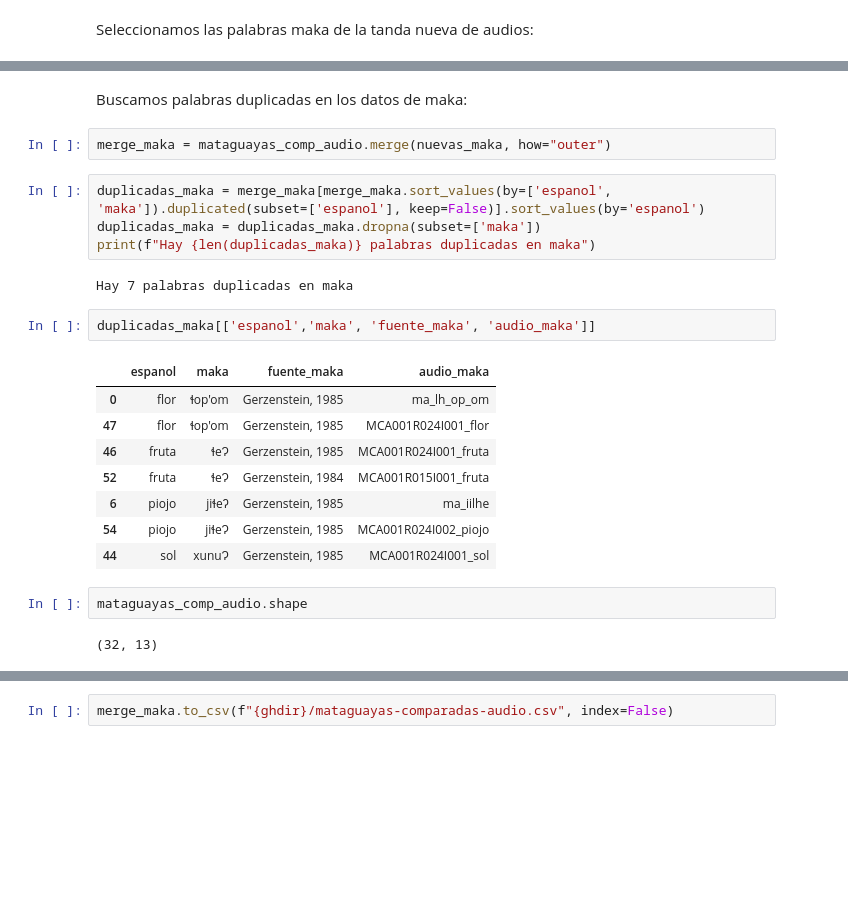
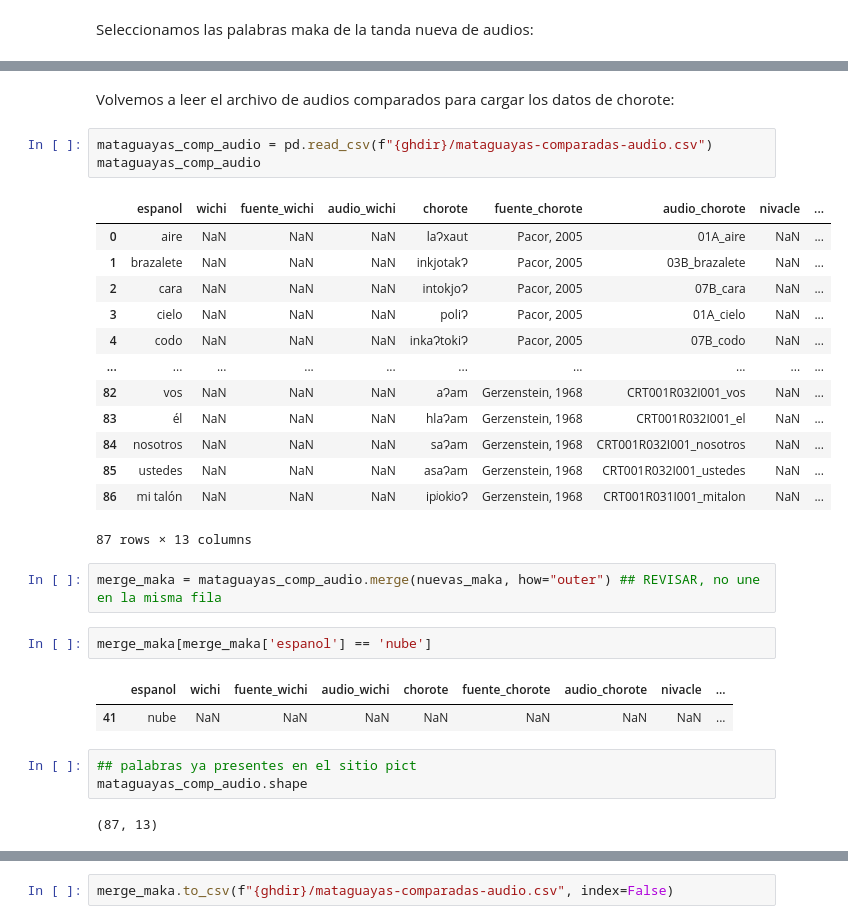
Before and after one commit to nidiah/PICT-2020, a Jupyter notebook: resultados-gh-2023-ago.ipynb, the cells around one changed output, grey strips where cells are left out. Cells and saved outputs as stored; diff of their text form; blank space fills up the shorter version.

```diff
--- a/resultados-gh-2023-ago.ipynb
+++ b/resultados-gh-2023-ago.ipynb
@@ -473,26 +479,32 @@ Tenemos 23 palabras nuevas en maka para agregar al cuadro
-# %% [markdown]
-Buscamos palabras duplicadas en los datos de maka:
+# %% [markdown]
+Volvemos a leer el archivo de audios comparados para cargar los datos de chorote:
+# %%
+mataguayas_comp_audio = pd.read_csv(f"{ghdir}/mataguayas-comparadas-audio.csv")
+mataguayas_comp_audio
+# %% [output]
+|  | espanol | wichi | fuente_wichi | audio_wichi | chorote | fuente_chorote | audio_chorote | nivacle | ... |
+| 0 | aire | NaN | NaN | NaN | laɁxaut | Pacor, 2005 | 01A_aire | NaN | ... |
+| 1 | brazalete | NaN | NaN | NaN | inkjotakɁ | Pacor, 2005 | 03B_brazalete | NaN | ... |
+| 2 | cara | NaN | NaN | NaN | intokjoɁ | Pacor, 2005 | 07B_cara | NaN | ... |
+| 3 | cielo | NaN | NaN | NaN | poliɁ | Pacor, 2005 | 01A_cielo | NaN | ... |
+| 4 | codo | NaN | NaN | NaN | inkaɁtokiɁ | Pacor, 2005 | 07B_codo | NaN | ... |
+| ... | ... | ... | ... | ... | ... | ... | ... | ... | ... |
+| 82 | vos | NaN | NaN | NaN | aɁam | Gerzenstein, 1968 | CRT001R032I001_vos | NaN | ... |
+| 83 | él | NaN | NaN | NaN | hlaɁam | Gerzenstein, 1968 | CRT001R032I001_el | NaN | ... |
+| 84 | nosotros | NaN | NaN | NaN | saɁam | Gerzenstein, 1968 | CRT001R032I001_nosotros | NaN | ... |
+| 85 | ustedes | NaN | NaN | NaN | asaɁam | Gerzenstein, 1968 | CRT001R032I001_ustedes | NaN | ... |
+| 86 | mi talón | NaN | NaN | NaN | ipʲokʲoɁ | Gerzenstein, 1968 | CRT001R031I001_mitalon | NaN | ... |
+87 rows × 13 columns
 # %%
-merge_maka = mataguayas_comp_audio.merge(nuevas_maka, how="outer")
+merge_maka = mataguayas_comp_audio.merge(nuevas_maka, how="outer") ## REVISAR, no une en la misma fila
-# %%
-duplicadas_maka = merge_maka[merge_maka.sort_values(by=['espanol', 'maka']).duplicated(subset=['espanol'], keep=False)].sort_values(by='espanol')
-duplicadas_maka = duplicadas_maka.dropna(subset=['maka'])
-print(f"Hay {len(duplicadas_maka)} palabras duplicadas en maka")
-# %% [output]
-Hay 7 palabras duplicadas en maka
-# %%
-duplicadas_maka[['espanol','maka', 'fuente_maka', 'audio_maka']]
-# %% [output]
-|  | espanol | maka | fuente_maka | audio_maka |
-| 0 | flor | ɬop'om | Gerzenstein, 1985 | ma_lh_op_om |
-| 47 | flor | ɬop'om | Gerzenstein, 1985 | MCA001R024I001_flor |
-| 46 | fruta | ɬeɁ | Gerzenstein, 1985 | MCA001R024I001_fruta |
-| 52 | fruta | ɬeɁ | Gerzenstein, 1984 | MCA001R015I001_fruta |
-| 6 | piojo | jiɬeʔ | Gerzenstein, 1985 | ma_iilhe |
-| 54 | piojo | jiɬeɁ | Gerzenstein, 1985 | MCA001R024I002_piojo |
-| 44 | sol | xunuɁ | Gerzenstein, 1985 | MCA001R024I001_sol |
+# %%
+merge_maka[merge_maka['espanol'] == 'nube']
+# %% [output]
+|  | espanol | wichi | fuente_wichi | audio_wichi | chorote | fuente_chorote | audio_chorote | nivacle | ... |
+| 41 | nube | NaN | NaN | NaN | NaN | NaN | NaN | NaN | ... |
 # %%
+## palabras ya presentes en el sitio pict
 mataguayas_comp_audio.shape
 # %% [output]
-(32, 13)
+(87, 13)
 # %%
```
Also changed, not shown: parts of 46 cells of this notebook.
